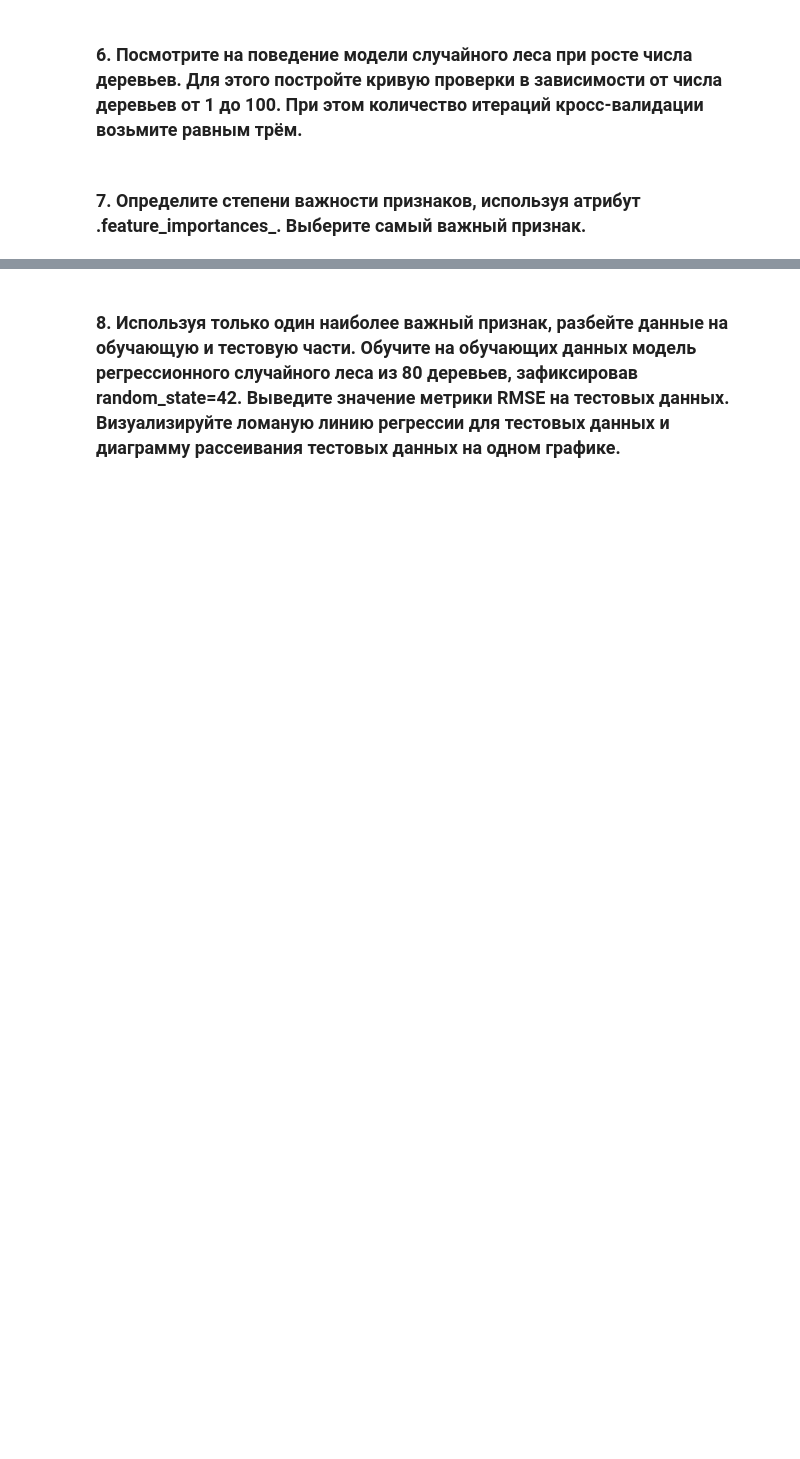
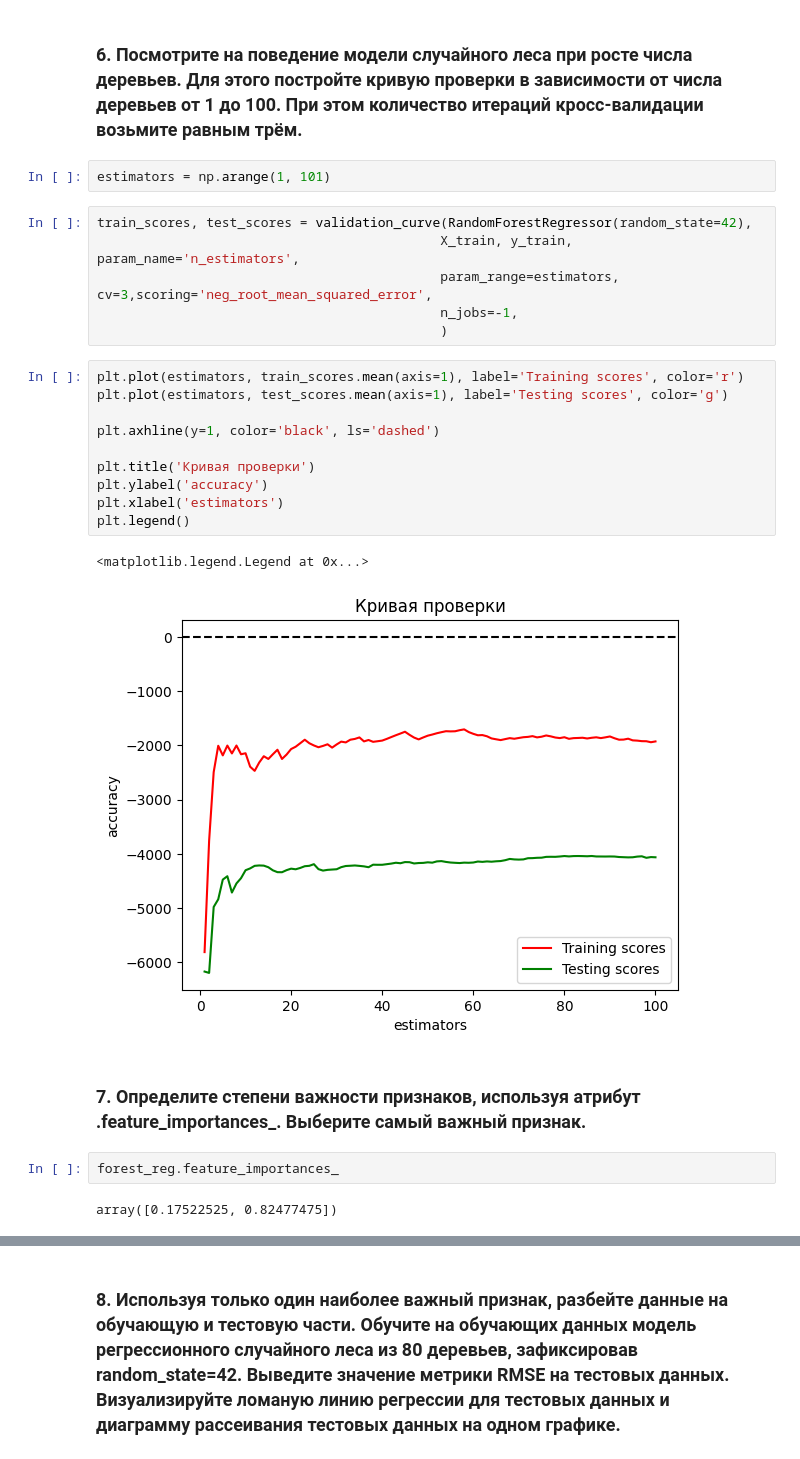
Before and after one commit to consciousnss/fa-machine-learning, a Jupyter notebook: semestr2/random_forest/6_random_forest.ipynb, the cells around one changed output, grey strips where cells are left out. Saved outputs shown, nothing was run; the diff lists cells and outputs as text; blank space fills up the shorter version.

```diff
--- a/semestr2/random_forest/6_random_forest.ipynb
+++ b/semestr2/random_forest/6_random_forest.ipynb
@@ -303,4 +457,29 @@ tree_clf.score(X_test, y_test)
 # %% [markdown]
  ### 6. Посмотрите на поведение модели случайного леса при росте числа деревьев. Для этого постройте кривую проверки в зависимости от числа деревьев от 1 до 100. При этом количество итераций кросс-валидации возьмите равным трём.
+# %%
+estimators = np.arange(1, 101)
+# %%
+train_scores, test_scores = validation_curve(RandomForestRegressor(random_state=42),
+                                            X_train, y_train, param_name='n_estimators',
+                                            param_range=estimators, cv=3,scoring='neg_root_mean_squared_error',
+                                            n_jobs=-1,
+                                            )
+# %%
+plt.plot(estimators, train_scores.mean(axis=1), label='Training scores', color='r')
+plt.plot(estimators, test_scores.mean(axis=1), label='Testing scores', color='g')
+
+plt.axhline(y=1, color='black', ls='dashed')
+
+plt.title('Кривая проверки')
+plt.ylabel('accuracy')
+plt.xlabel('estimators')
+plt.legend()
+# %% [output]
+<matplotlib.legend.Legend at 0x...>
+[figure, added]
 # %% [markdown]
  ### 7. Определите степени важности признаков, используя атрибут .feature_importances_. Выберите самый важный признак.
+# %%
+forest_reg.feature_importances_
+# %% [output]
+array([0.17522525, 0.82477475])
```
Also changed, not shown: parts of 28 cells of this notebook.
